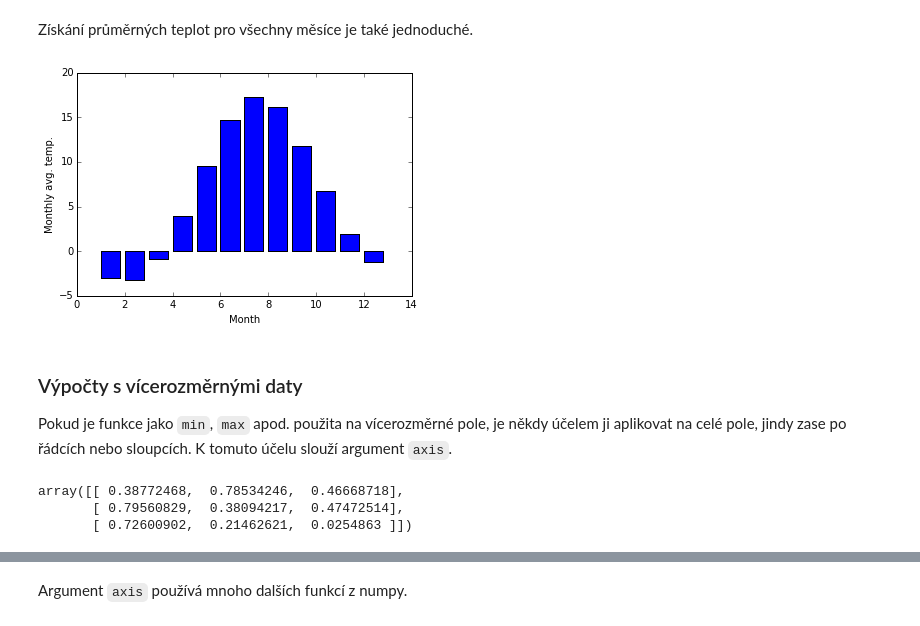
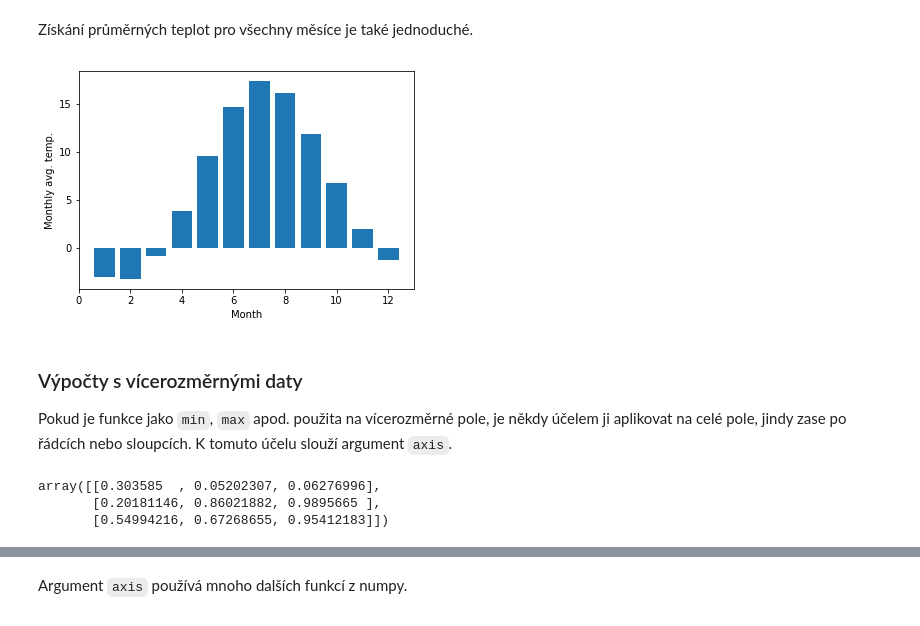
Before and after one commit to coobas/numerical_python_course, a Jupyter notebook: lecture_notes.cz/170_zaklady-numpy.ipynb, the cells around one changed output, grey strips where cells are left out. Drawn from its saved outputs; the diff is of its cells as text; code cells hidden in the pictures.

```diff
--- a/lecture_notes.cz/170_zaklady-numpy.ipynb
+++ b/lecture_notes.cz/170_zaklady-numpy.ipynb
@@ -560,8 +653,8 @@ Numpy je vhodné pro práci se soubory dat, pro které poskytuje řadu funkcí,
 
 Zkusme nějakou statistiku na souboru teplot ve Stockholmu. Data si můžete stáhnout z http://www.pythonic.eu/fjfi/data/stockholm_td_adj.dat.
 # %%
-data = genfromtxt('data/stockholm_td_adj.dat')    # Lze přímo vložit i URL
-shape(data)
+data = np.genfromtxt('data/stockholm_td_adj.dat')    # Lze přímo vložit i URL
+np.shape(data)
 # %% [output]
 (77431, 7)
 # %% [markdown]
@@ -654,26 +745,27 @@ Průměrná únorová teplota je -3.2 °C
 # %% [markdown]
 Získání průměrných teplot pro všechny měsíce je také jednoduché.
 # %%
-months = arange(1,13)
-monthly_mean = [mean(data[data[:,1] == month, 3]) for month in months]
+months = np.arange(1,13)
+monthly_mean = [np.mean(data[data[:, 1] == month, 3]) for month in months]
 
-fig, ax = subplots()
+# teď používáme matplotlib, se kterým se naučíme příště :)
+fig, ax = plt.subplots()
 ax.bar(months, monthly_mean)
 ax.set_xlabel("Month")
 ax.set_ylabel("Monthly avg. temp.");
 # %% [output]
-[figure, old version]
+[figure, new version]
 # %% [markdown]
 ### Výpočty s vícerozměrnými daty
 
 Pokud je funkce jako `min`, `max` apod. použita na vícerozměrné pole, je někdy účelem ji aplikovat na celé pole, jindy zase po řádcích nebo sloupcích. K tomuto účelu slouží argument `axis`.
 # %%
-m = rand(3,3)
+m = np.random.rand(3, 3)
 m
 # %% [output]
-array([[ 0.38772468,  0.78534246,  0.46668718],
-       [ 0.79560829,  0.38094217,  0.47472514],
-       [ 0.72600902,  0.21462621,  0.0254863 ]])
+array([[0.303585  , 0.05202307, 0.06276996],
+       [0.20181146, 0.86021882, 0.9895665 ],
+       [0.54994216, 0.67268655, 0.95412183]])
 # %%
 # globální max
 m.max()
```
Also changed, not shown: parts of 185 cells of this notebook, 1 other file.
